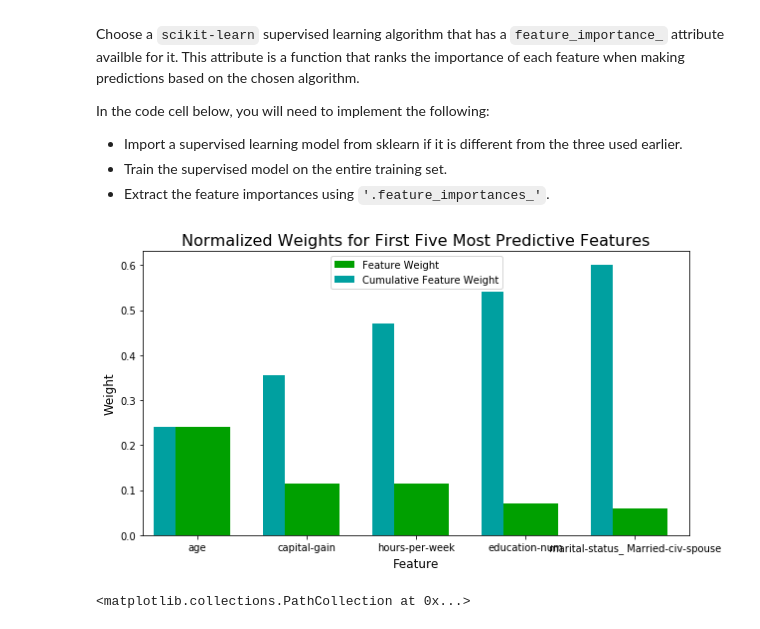
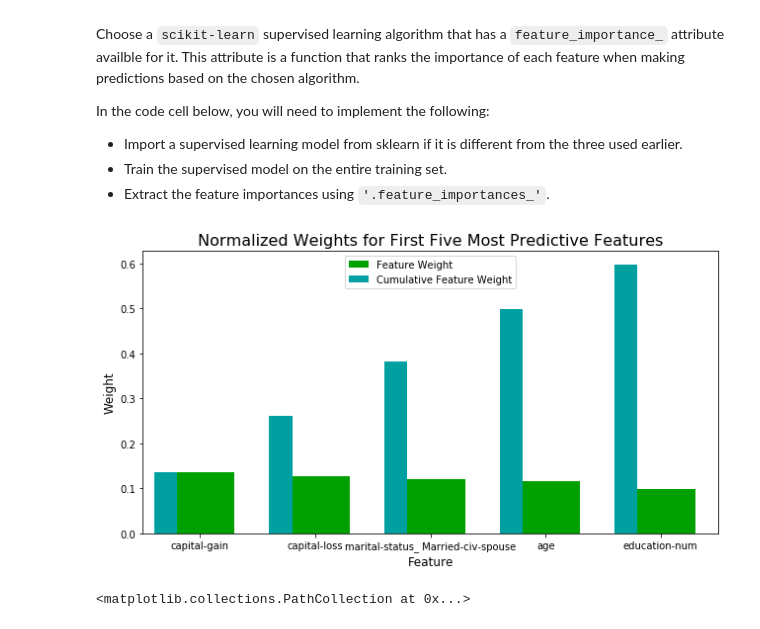
Before and after one commit to vcrice/udacity_project, a Jupyter notebook: finding_donors/finding_donors.ipynb, the cells around one changed output. Saved outputs shown, nothing was run; the diff lists cells and outputs as text; code cells hidden in the pictures.

```diff
--- a/finding_donors/finding_donors.ipynb
+++ b/finding_donors/finding_donors.ipynb
@@ -544,17 +568,17 @@ In the code cell below, you will need to implement the following:
 # %%
 # TODO: Import a supervised learning model that has 'feature_importances_'
 
 
 # TODO: Train the supervised model on the training set using .fit(X_train, y_train)
-model = RandomForestClassifier().fit(X_train,y_train)
+model = GradientBoostingClassifier().fit(X_train,y_train)
 
 # TODO: Extract the feature importances using .feature_importances_
 importances = model.feature_importances_
 
 # Plot
 vs.feature_plot(importances, X_train, y_train)
 # %% [output]
-[figure, old version]
+[figure, new version]
 # %%
 import matplotlib.pyplot as plt
 # %%
```
Also changed, not shown: parts of 13 cells of this notebook, 1 other file.
